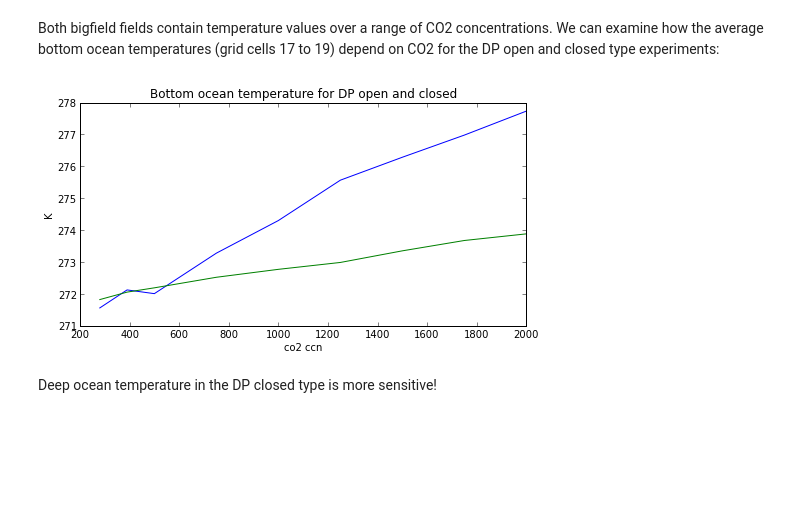
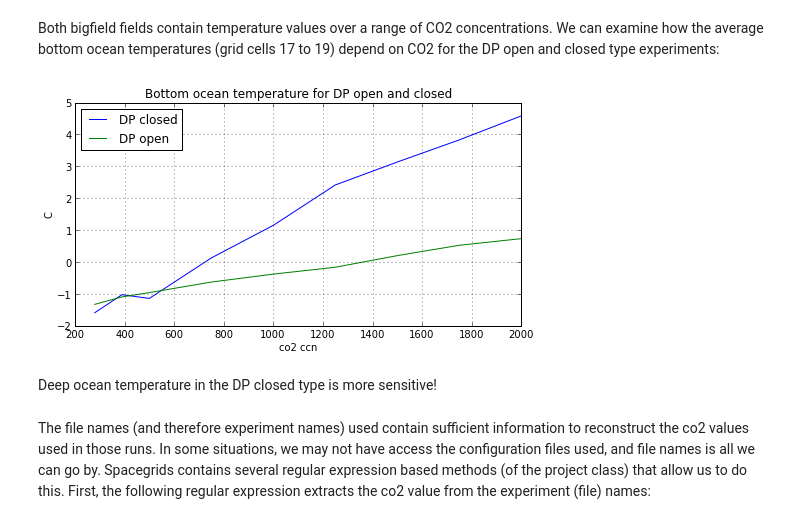
Before and after one commit to wsijp/spacegrids, a Jupyter notebook: advanced.ipynb, the cells around one changed output. Saved outputs shown, nothing was run; the diff lists cells and outputs as text; code cells hidden in the pictures; blank space fills up the shorter version.

```diff
--- a/advanced.ipynb
+++ b/advanced.ipynb
@@ -124,12 +126,16 @@ array([  280.,   390.,   500.,   750.,  1000.,  1250.,  1500.,  1750.,
 # %% [markdown]
 Both bigfield fields contain temperature values over a range of CO2 concentrations. We can examine how the average bottom ocean temperatures (grid cells 17 to 19) depend on CO2 for the DP open and closed type experiments:
 # %%
-h1 = sg.plot(bigfield_DP[Z,17:]/(X*Y*Z))
-h2 = sg.plot(bigfield_GM[Z,17:]/(X*Y*Z))
-lbl = plt.ylabel('K')
+h1, = sg.plot(bigfield_DP[Z,17:]/(X*Y*Z) + sg.zero_kelvin)
+h2, = sg.plot(bigfield_GM[Z,17:]/(X*Y*Z) + sg.zero_kelvin)
+lbl = plt.ylabel('C')
 lbl = plt.xlabel('co2 ccn')
 tle = plt.title('Bottom ocean temperature for DP open and closed')
+lgnd = plt.legend([h1,h2],["DP closed","DP open"],loc=2)
+plt.grid()
 # %% [output]
-[figure, old version]
+[figure, new version]
 # %% [markdown]
 Deep ocean temperature in the DP closed type is more sensitive!
+# %% [markdown]
+The file names (and therefore experiment names) used contain sufficient information to reconstruct the co2 values used in those runs. In some situations, we may not have access the configuration files used, and file names is all we can go by. Spacegrids contains several regular expression based methods (of the project class) that allow us to do this. First, the following regular expression extracts the co2 value from the experiment (file) names:
```
Also changed, not shown: parts of 18 cells of this notebook.
